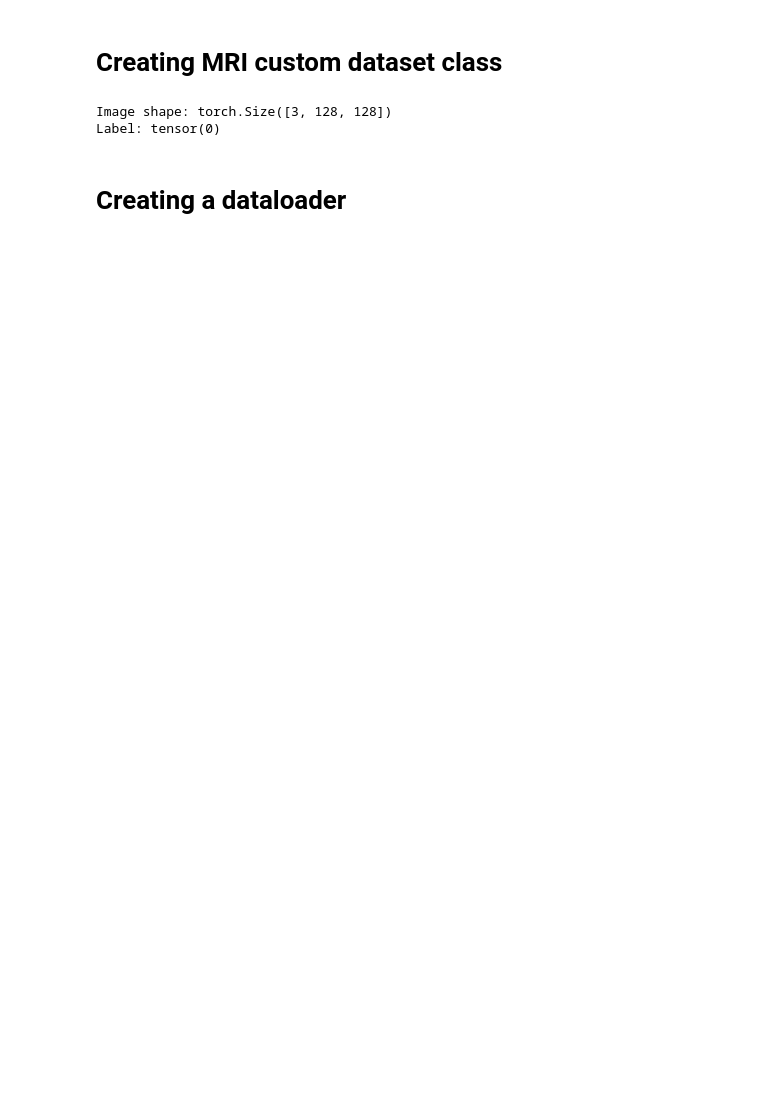
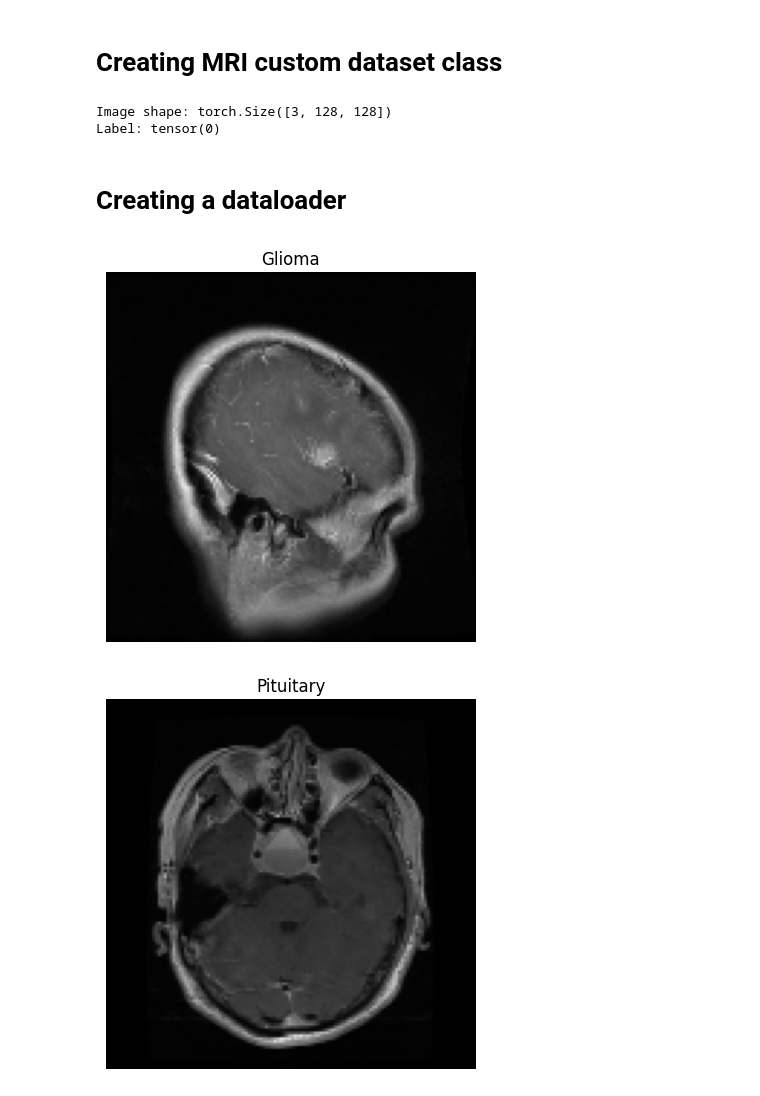
Before and after one commit to ARTiwary/MRI-brain-tumour-detection-with-gesture-control-, a Jupyter notebook: MRI-brain-tumour-detection-with-gesture-control-/MRI/Class-MRI-Brain-Tumor-Detector-checkpoint.ipynb, the cells around one changed output. Saved outputs shown, nothing was run; the diff lists cells and outputs as text; code cells hidden in the pictures; blank space fills up the shorter version.

Commit message:
creating dataloader

```diff
--- a/MRI-brain-tumour-detection-with-gesture-control-/MRI/Class-MRI-Brain-Tumor-Detector-checkpoint.ipynb
+++ b/MRI-brain-tumour-detection-with-gesture-control-/MRI/Class-MRI-Brain-Tumor-Detector-checkpoint.ipynb
@@ -26,7 +27,7 @@ pituitary = []
 notumor = []
 
 # Load glioma images
-for f in glob.iglob(r"C:\Users\21ayu\Desktop\college project\MRI-brain-tumour-detection-with-gesture-control-\MRI\data\Training\glioma/*.jpg"):
+for f in glob.iglob(".\data\Training\glioma/*.jpg"):
     img = cv2.imread(f)
     img = cv2.resize(img,(128,128))
     b, g, r = cv2.split(img)
@@ -34,7 +35,7 @@ for f in glob.iglob(r"C:\Users\21ayu\Desktop\college project\MRI-brain-tumour-de
     glioma.append(img)
 
 # Load meningioma images
-for f in glob.iglob(r"C:\Users\21ayu\Desktop\college project\MRI-brain-tumour-detection-with-gesture-control-\MRI\data\Training\meningioma/*.jpg"):
+for f in glob.iglob(".\data\Training\meningioma/*.jpg"):
     img = cv2.imread(f)
     img = cv2.resize(img,(128,128))
     b, g, r = cv2.split(img)
@@ -42,7 +43,7 @@ for f in glob.iglob(r"C:\Users\21ayu\Desktop\college project\MRI-brain-tumour-de
     meningioma.append(img)
 
 # Load pituitary images
-for f in glob.iglob(r"C:\Users\21ayu\Desktop\college project\MRI-brain-tumour-detection-with-gesture-control-\MRI\data\Training\pituitary/*.jpg"):
+for f in glob.iglob(".\data\Training\pituitary/*.jpg"):
     img = cv2.imread(f)
     img = cv2.resize(img,(128,128))
     b, g, r = cv2.split(img)
@@ -50,7 +51,7 @@ for f in glob.iglob(r"C:\Users\21ayu\Desktop\college project\MRI-brain-tumour-de
     pituitary.append(img)
 
 # Load notumor images
-for f in glob.iglob(r"C:\Users\21ayu\Desktop\college project\MRI-brain-tumour-detection-with-gesture-control-\MRI\data\Training\notumor/*.jpg"):
+for f in glob.iglob(".\data\Training\notumor/*.jpg"):
     img = cv2.imread(f)
     img = cv2.resize(img,(128,128))
     b, g, r = cv2.split(img)
@@ -222,3 +225,22 @@ Image shape: torch.Size([3, 128, 128])
 Label: tensor(0)
 # %% [markdown]
 # Creating a dataloader
+# %%
+from torch.utils.data import DataLoader
+import matplotlib.pyplot as plt
+
+names = {0: "Glioma", 1: "Meningioma", 2: "Pituitary", 3: "No Tumor"}
+dataloader = DataLoader(dataset, batch_size=1, shuffle=True)
+
+for i, sample in enumerate(dataloader):
+    img = sample['image'].squeeze().permute(1,2,0).numpy()  # CHW -> HWC
+    plt.imshow((img*255).astype(np.uint8))
+    plt.title(names[sample['label'].item()])
+    plt.axis('off')
+    plt.show()
+
+    if i == 5:  # show first 6 images
+        break
+# %% [output]
+[figure, added]
+[figure, added]
```
Also changed, not shown: parts of 3 cells of this notebook.
